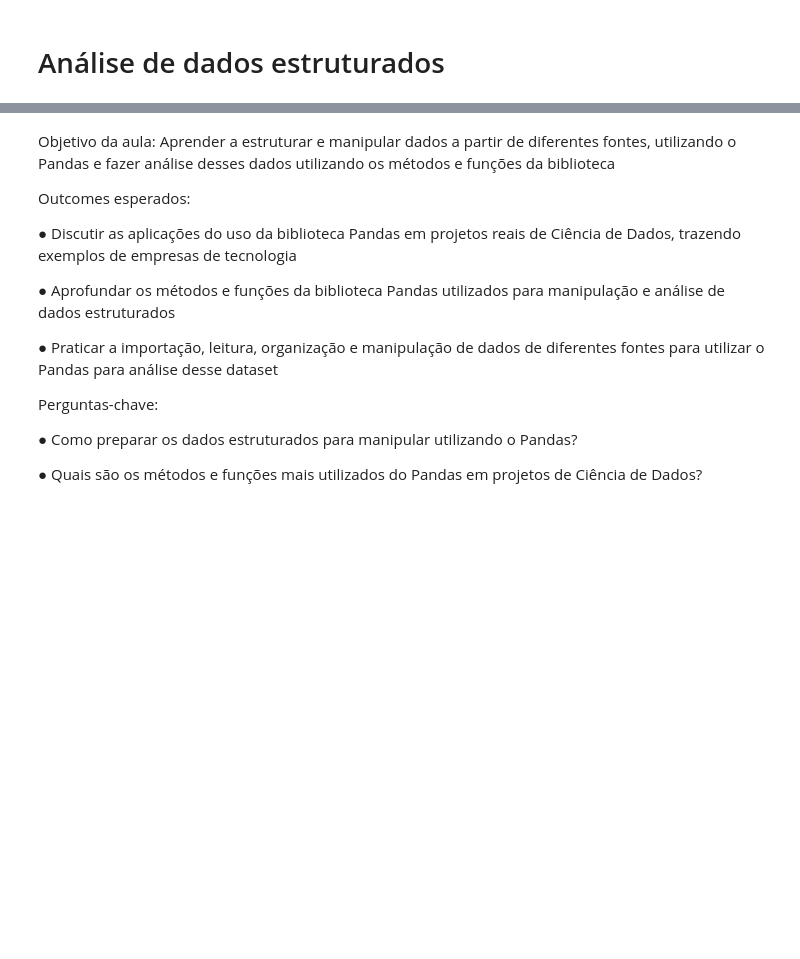
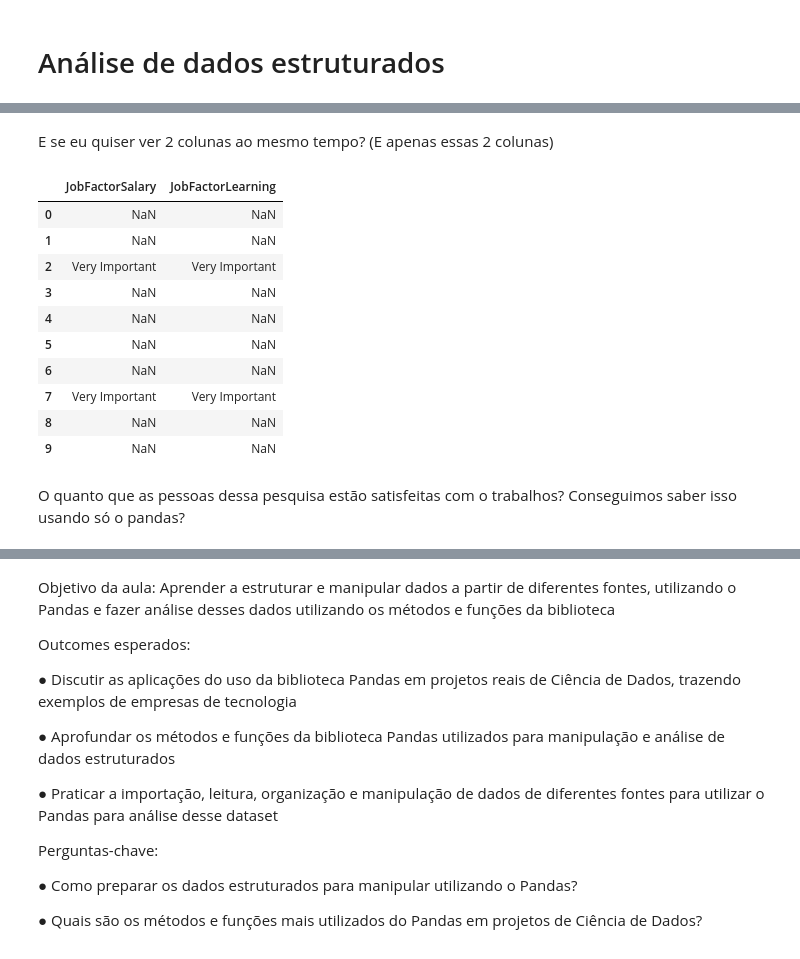
Before and after one commit to bahbbc/presentations, a Jupyter notebook: classes/PandasStructuredData.ipynb, the cells around one changed output, grey strips where cells are left out. Saved outputs shown, nothing was run; the diff lists cells and outputs as text; code cells hidden in the pictures; blank space fills up the shorter version.

```diff
--- a/classes/PandasStructuredData.ipynb
+++ b/classes/PandasStructuredData.ipynb
@@ -6,0 +133,18 @@ import pandas as pd
+# %% [markdown]
+E se eu quiser ver 2 colunas ao mesmo tempo? (E apenas essas 2 colunas)
+# %%
+multiple_choice[['JobFactorSalary', 'JobFactorLearning']][:10]
+# %% [output]
+|  | JobFactorSalary | JobFactorLearning |
+| 0 | NaN | NaN |
+| 1 | NaN | NaN |
+| 2 | Very Important | Very Important |
+| 3 | NaN | NaN |
+| 4 | NaN | NaN |
+| 5 | NaN | NaN |
+| 6 | NaN | NaN |
+| 7 | Very Important | Very Important |
+| 8 | NaN | NaN |
+| 9 | NaN | NaN |
+# %% [markdown]
+O quanto que as pessoas dessa pesquisa estão satisfeitas com o trabalhos? Conseguimos saber isso usando só o pandas?
```
Also changed, not shown: parts of 37 cells of this notebook, 1 other file.
